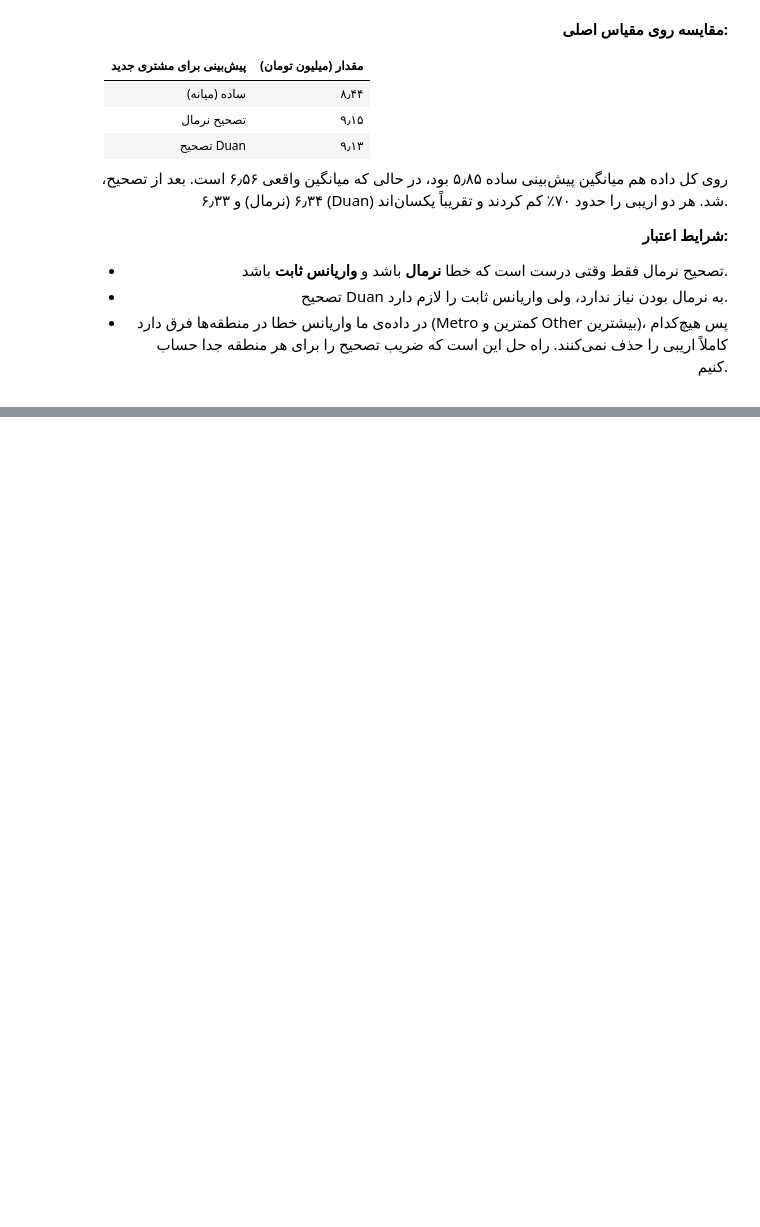
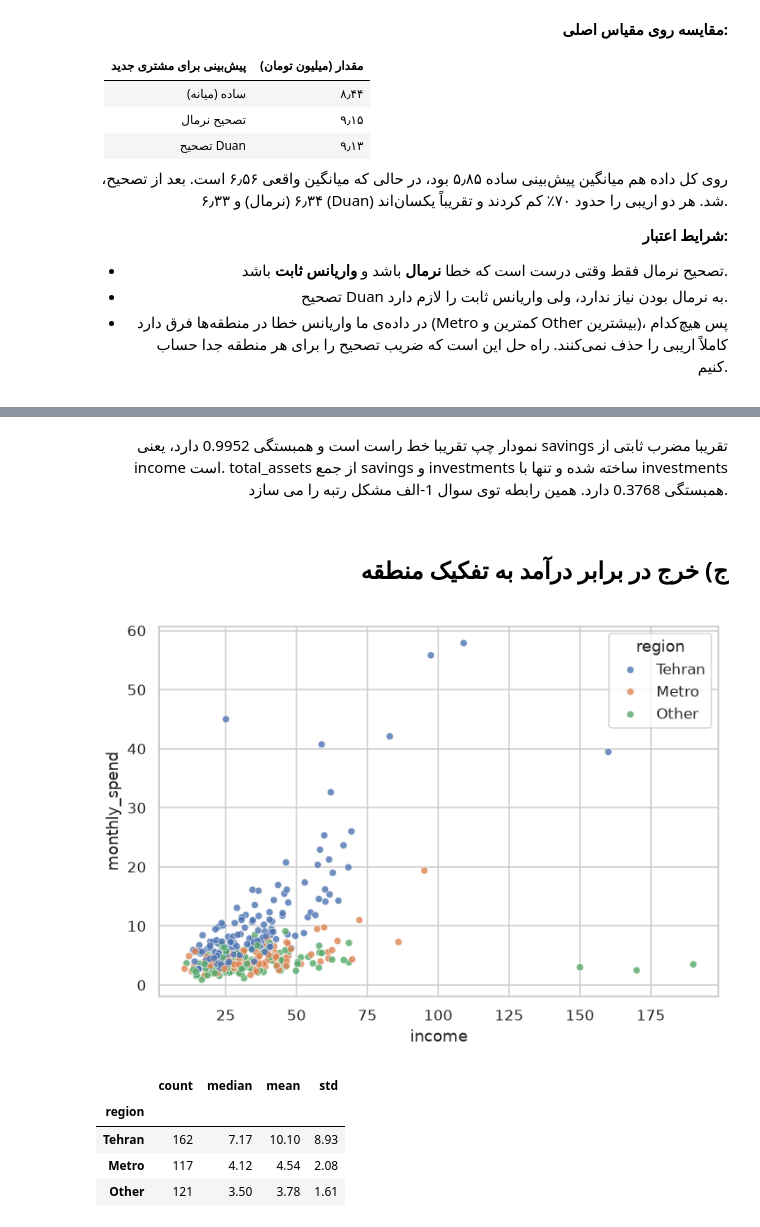
Before and after one commit to KiarashAkbari/ML-CHALLENGE, a Jupyter notebook: term-3/answers/quiz-1-answer/quiz-1-answer.ipynb, the cells around one changed output, grey strips where cells are left out. Drawn from its saved outputs; the diff is of its cells as text; code cells hidden in the pictures; blank space fills up the shorter version.

```diff
--- a/term-3/answers/quiz-1-answer/quiz-1-answer.ipynb
+++ b/term-3/answers/quiz-1-answer/quiz-1-answer.ipynb
@@ -1611,0 +1910,25 @@ OLS هم **نااریب** است و هم **سازگار**. برای نااریب
+# %% [markdown]
+<div dir="rtl" style="text-align: right;">
+
+نمودار چپ تقریبا خط راست است و همبستگی 0.9952 دارد، یعنی savings تقریبا مضرب ثابتی از income است. total_assets از جمع savings و investments ساخته شده و تنها با investments همبستگی 0.3768 دارد. همین رابطه توی سوال 1-الف مشکل رتبه را می سازد.
+
+</div>
+# %% [markdown]
+<div dir="rtl" style="text-align: right;">
+
+## ج) خرج در برابر درآمد به تفکیک منطقه
+
+</div>
+# %%
+plt.figure(figsize=(7.5, 5))
+sns.scatterplot(data=df, x='income', y='monthly_spend', hue='region', s=28, alpha=0.8)
+plt.show()
+
+df.groupby('region', observed=True)['monthly_spend'].agg(['count', 'median', 'mean', 'std']).round(2)
+# %% [output]
+[figure, added]
+|  | count | median | mean | std |
+| region |  |  |  |  |
+| Tehran | 162 | 7.17 | 10.10 | 8.93 |
+| Metro | 117 | 4.12 | 4.54 | 2.08 |
+| Other | 121 | 3.50 | 3.78 | 1.61 |
```
Also changed, not shown: parts of 103 cells of this notebook.
